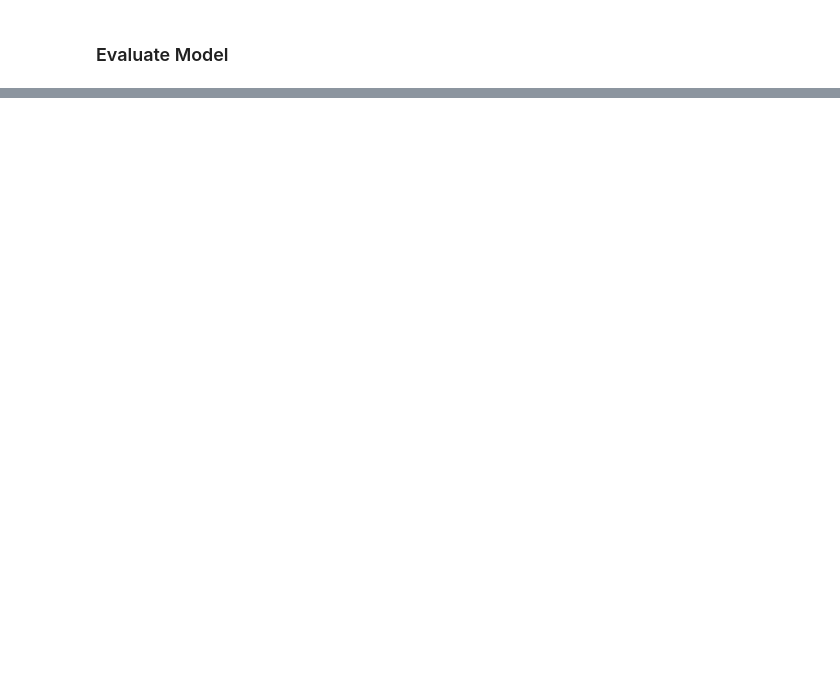
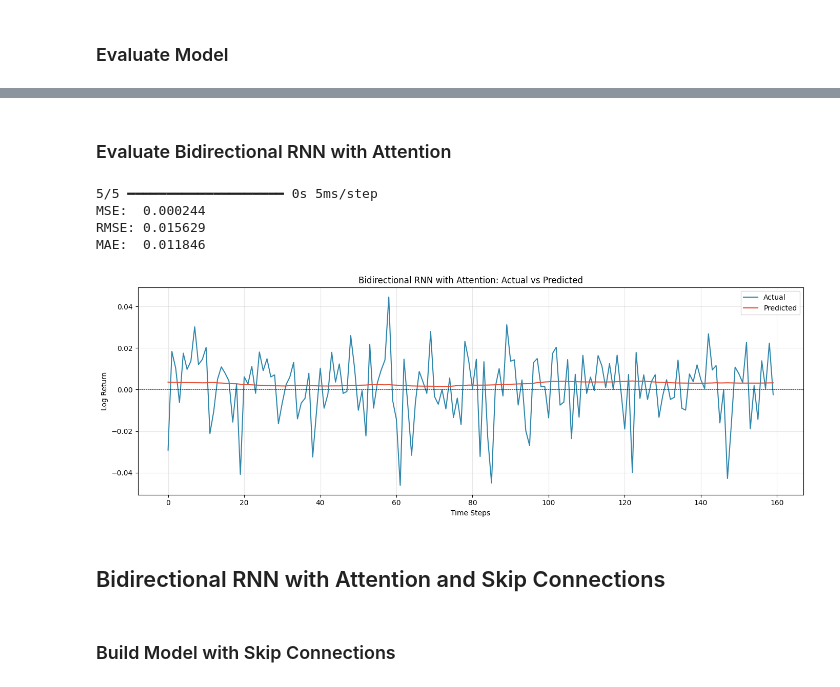
Before and after one commit to IshaPatro/DeepTemporalModelsWithAttentionAndSkipConnectionsForWheatFutures, a Jupyter notebook: DeepTemporalModelsWithAttentionAndSkipConnectionsForWheatFutures.ipynb, the cells around one changed output, grey strips where cells are left out. Saved outputs shown, nothing was run; the diff lists cells and outputs as text; code cells hidden in the pictures; blank space fills up the shorter version.

```diff
--- a/DeepTemporalModelsWithAttentionAndSkipConnectionsForWheatFutures.ipynb
+++ b/DeepTemporalModelsWithAttentionAndSkipConnectionsForWheatFutures.ipynb
@@ -1076,0 +1027,38 @@ RNN + Attention + Skip 0.000308 0.017559 0.013012
+# %% [markdown]
+### Evaluate Bidirectional RNN with Attention
+# %%
+y_pred_bidir_att_scaled = bidir_rnn_attention_model.predict(X_test_seq).flatten()
+
+y_pred_bidir_att = target_scaler.inverse_transform(y_pred_bidir_att_scaled.reshape(-1, 1)).flatten()
+y_true_bidir_att = target_scaler.inverse_transform(y_test_seq.reshape(-1, 1)).flatten()
+
+mse_bidir_att = mean_squared_error(y_true_bidir_att, y_pred_bidir_att)
+rmse_bidir_att = np.sqrt(mse_bidir_att)
+mae_bidir_att = mean_absolute_error(y_true_bidir_att, y_pred_bidir_att)
+
+print(f"MSE:  {mse_bidir_att:.6f}")
+print(f"RMSE: {rmse_bidir_att:.6f}")
+print(f"MAE:  {mae_bidir_att:.6f}")
+# %% [output]
+5/5 ━━━━━━━━━━━━━━━━━━━━ 0s 5ms/step
+MSE:  0.000244
+RMSE: 0.015629
+MAE:  0.011846
+# %%
+fig, ax = plt.subplots(figsize=(14, 5))
+
+ax.plot(range(len(y_true_bidir_att)), y_true_bidir_att, label='Actual', color='#2E86AB', linewidth=1.5)
+ax.plot(range(len(y_pred_bidir_att)), y_pred_bidir_att, label='Predicted', color='#E94F37', linewidth=1.5)
+ax.set_xlabel('Time Steps')
+ax.set_ylabel('Log Return')
+ax.set_title(f'Bidirectional RNN with Attention: Actual vs Predicted')
+ax.legend()
+ax.grid(True, alpha=0.3)
+ax.axhline(y=0, color='black', linestyle='--', linewidth=0.5)
+
+plt.tight_layout()
+plt.show()
+# %% [output]
+[figure, added]
+# %% [markdown]
+## Bidirectional RNN with Attention and Skip Connections
@@ -1076,0 +1107,2 @@ RNN + Attention + Skip 0.000308 0.017559 0.013012
+# %% [markdown]
+### Build Model with Skip Connections
```
Also changed, not shown: parts of 37 cells of this notebook.
